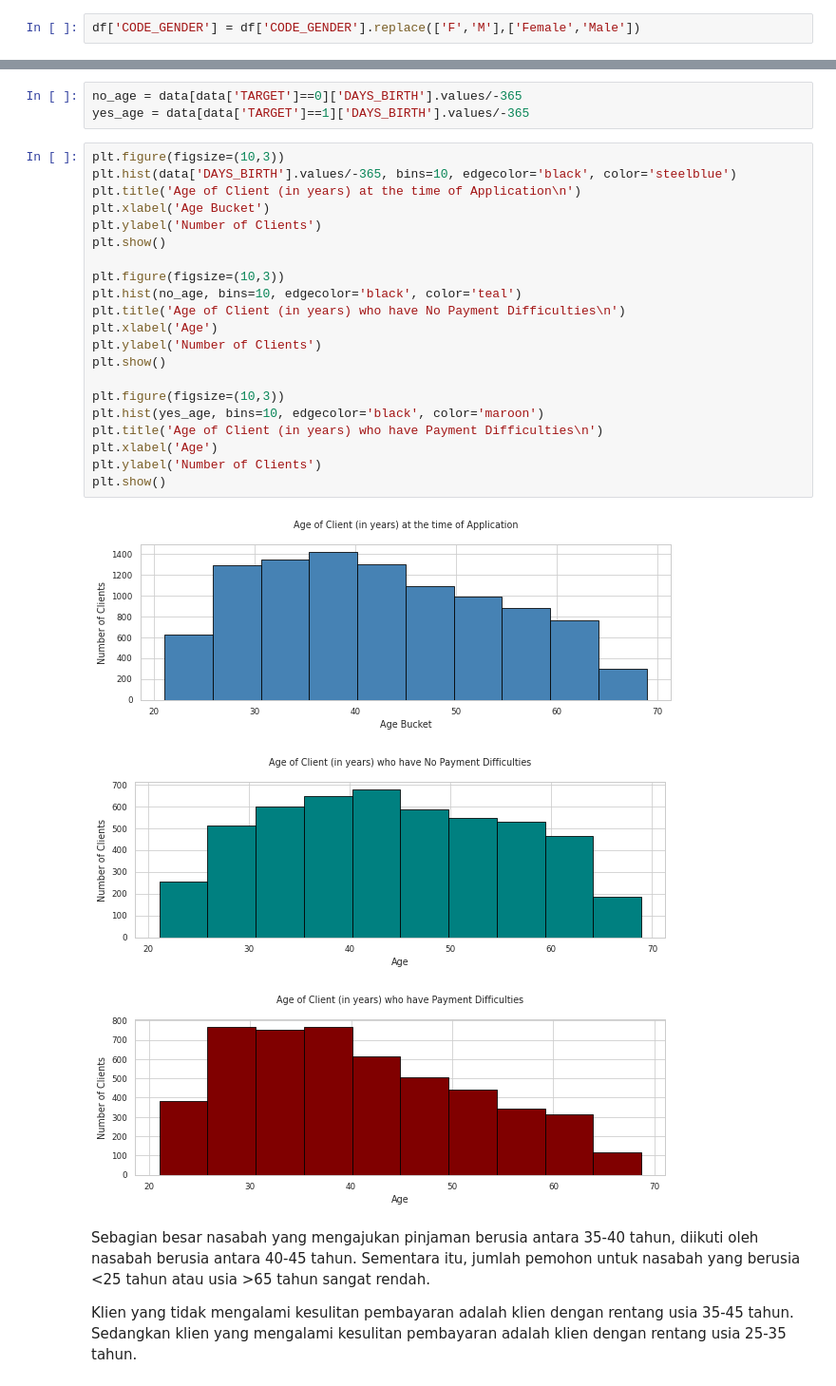
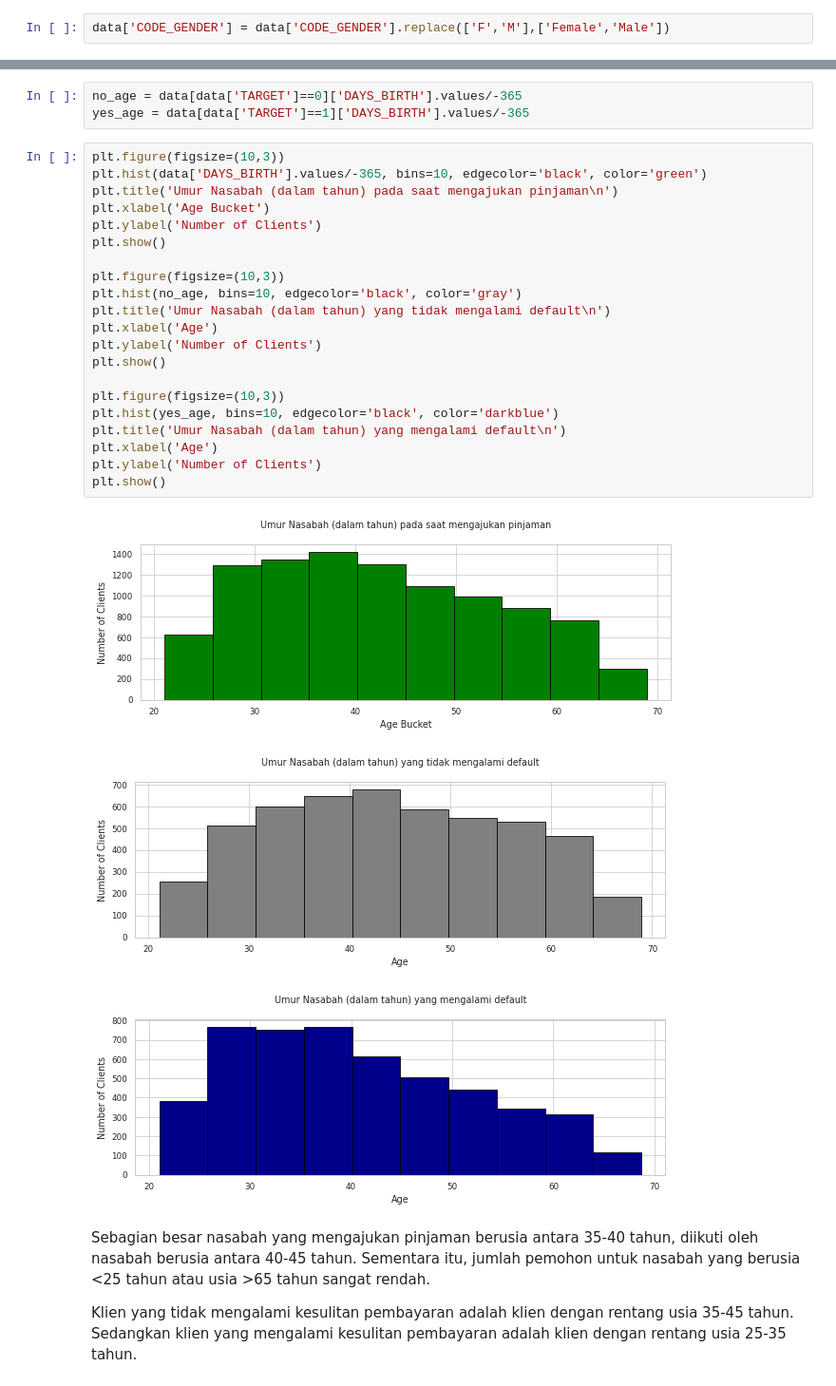
Before and after one commit to murni27/Bank-loan-repayment-prediction, a Jupyter notebook: loanprediction.ipynb, the cells around one changed output, grey strips where cells are left out. Shown at 95% size. Drawn from its saved outputs; the diff is of its cells as text.

```diff
--- a/loanprediction.ipynb
+++ b/loanprediction.ipynb
@@ -121,5 +149,5 @@ sns.countplot(x='FLAG_OWN_REALTY', data = df, hue = 'TARGET', palette = 'ch:star
 # %% [markdown]
 Gender vs Target
 # %%
-df['CODE_GENDER'] = df['CODE_GENDER'].replace(['F','M'],['Female','Male'])
+data['CODE_GENDER'] = data['CODE_GENDER'].replace(['F','M'],['Female','Male'])
 # %%
@@ -576,29 +746,29 @@ no_age = data[data['TARGET']==0]['DAYS_BIRTH'].values/-365
 yes_age = data[data['TARGET']==1]['DAYS_BIRTH'].values/-365
 # %%
 plt.figure(figsize=(10,3))
-plt.hist(data['DAYS_BIRTH'].values/-365, bins=10, edgecolor='black', color='steelblue')
-plt.title('Age of Client (in years) at the time of Application\n')
+plt.hist(data['DAYS_BIRTH'].values/-365, bins=10, edgecolor='black', color='green')
+plt.title('Umur Nasabah (dalam tahun) pada saat mengajukan pinjaman\n')
 plt.xlabel('Age Bucket')
 plt.ylabel('Number of Clients')
 plt.show()
 
 plt.figure(figsize=(10,3))
-plt.hist(no_age, bins=10, edgecolor='black', color='teal')
-plt.title('Age of Client (in years) who have No Payment Difficulties\n')
+plt.hist(no_age, bins=10, edgecolor='black', color='gray')
+plt.title('Umur Nasabah (dalam tahun) yang tidak mengalami default\n')
 plt.xlabel('Age')
 plt.ylabel('Number of Clients')
 plt.show()
 
 plt.figure(figsize=(10,3))
-plt.hist(yes_age, bins=10, edgecolor='black', color='maroon')
-plt.title('Age of Client (in years) who have Payment Difficulties\n')
+plt.hist(yes_age, bins=10, edgecolor='black', color='darkblue')
+plt.title('Umur Nasabah (dalam tahun) yang mengalami default\n')
 plt.xlabel('Age')
 plt.ylabel('Number of Clients')
 plt.show()
 # %% [output]
-[figure, old version]
+[figure, new version]
-[figure, old version]
+[figure, new version]
-[figure, old version]
+[figure, new version]
 # %% [markdown]
 Sebagian besar nasabah yang mengajukan pinjaman berusia antara 35-40 tahun, diikuti oleh nasabah berusia antara 40-45 tahun. Sementara itu, jumlah pemohon untuk nasabah yang berusia <25 tahun atau usia >65 tahun sangat rendah.
 
```
Also changed, not shown: parts of 139 cells of this notebook.
